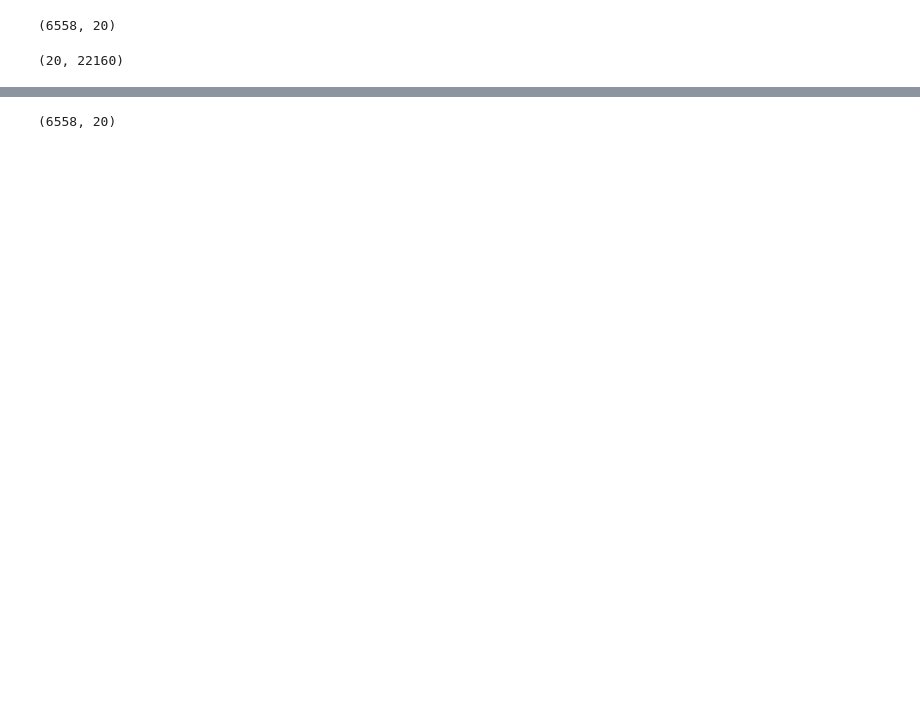
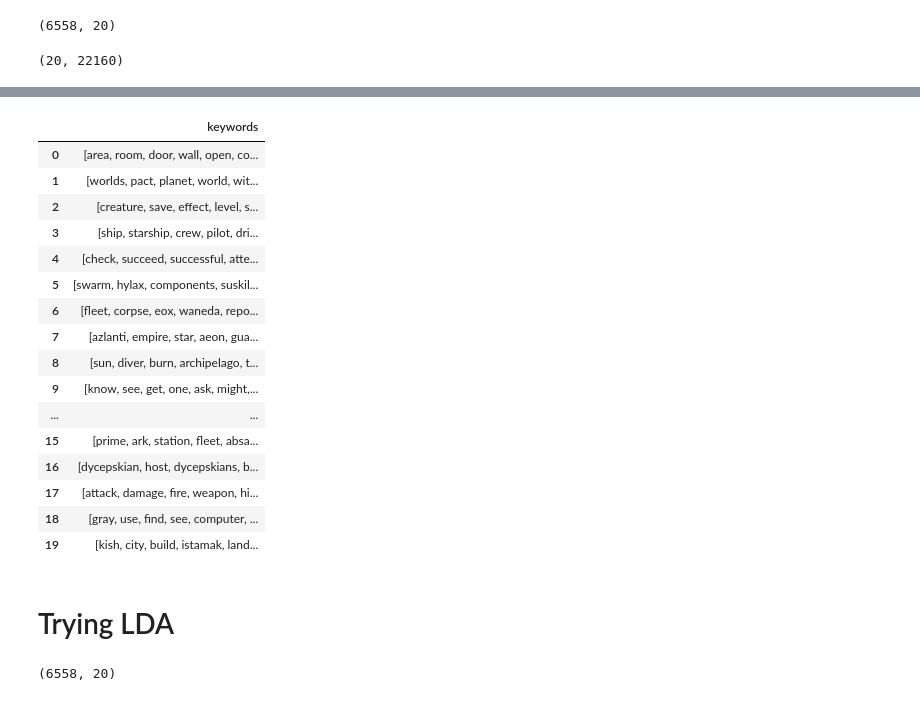
Before and after one commit to Jilliane1993/Starfinder_NLP, a Jupyter notebook: Starfinder_section_topic_modeling.ipynb, the cells around one changed output, grey strips where cells are left out. Drawn from its saved outputs; the diff is of its cells as text; code cells hidden in the pictures; blank space fills up the shorter version.

```diff
--- a/Starfinder_section_topic_modeling.ipynb
+++ b/Starfinder_section_topic_modeling.ipynb
@@ -196,3 +208,30 @@ dtype: int64
+# %%
+#saving topic keywords for future reference
+topic_keys=pd.Series(topic_words)
+topic_keys=topic_keys.to_frame()
+topic_keys.rename(columns={0:'keywords'},inplace=True)
+topic_keys.to_csv('topic_keywords.csv')
+topic_keys
+# %% [output]
+|  | keywords |
+| 0 | [area, room, door, wall, open, co... |
+| 1 | [worlds, pact, planet, world, wit... |
+| 2 | [creature, save, effect, level, s... |
+| 3 | [ship, starship, crew, pilot, dri... |
+| 4 | [check, succeed, successful, atte... |
+| 5 | [swarm, hylax, components, suskil... |
+| 6 | [fleet, corpse, eox, waneda, repo... |
+| 7 | [azlanti, empire, star, aeon, gua... |
+| 8 | [sun, diver, burn, archipelago, t... |
+| 9 | [know, see, get, one, ask, might,... |
+| ... | ... |
+| 15 | [prime, ark, station, fleet, absa... |
+| 16 | [dycepskian, host, dycepskians, b... |
+| 17 | [attack, damage, fire, weapon, hi... |
+| 18 | [gray, use, find, see, computer, ... |
+| 19 | [kish, city, build, istamak, land... |
+# %% [markdown]
+# Trying LDA
 # %%
 from sklearn.decomposition import LatentDirichletAllocation
 # %%
```
Also changed, not shown: parts of 21 cells of this notebook, 1 other file.
